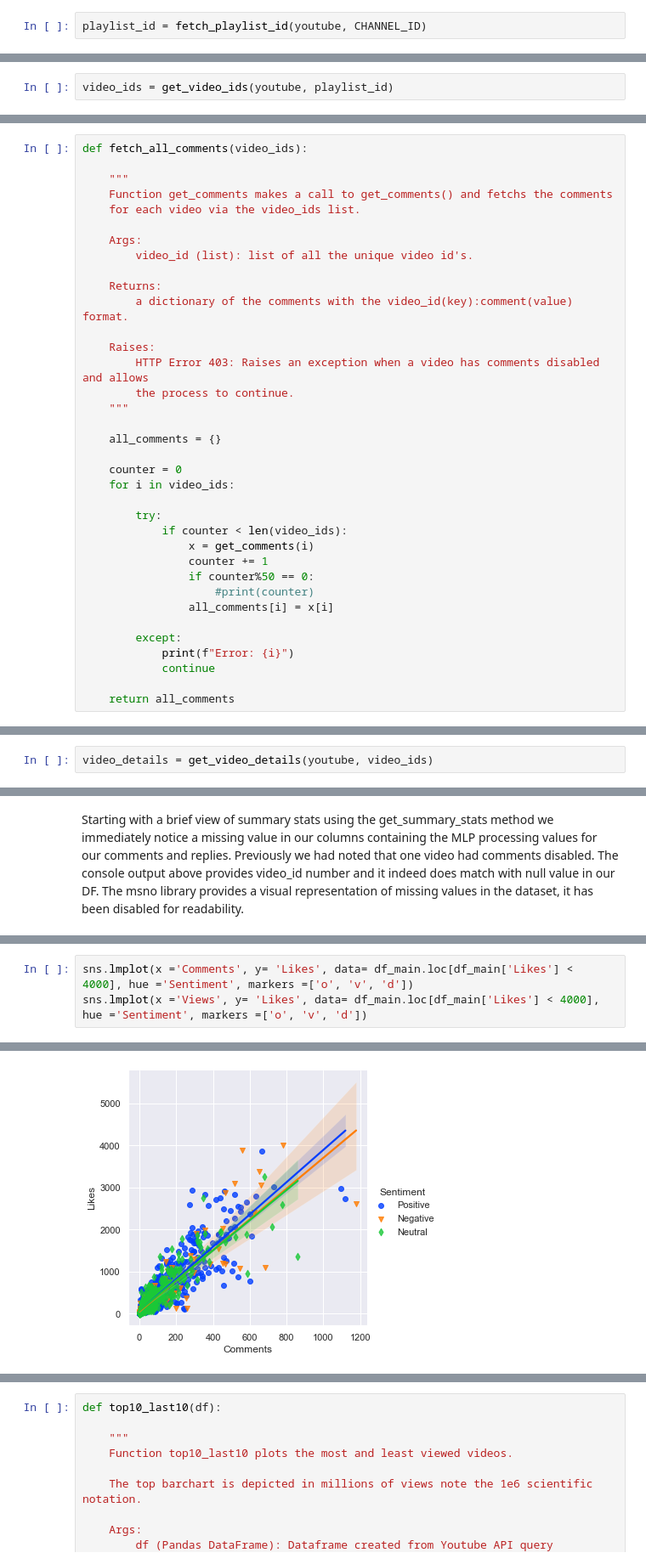
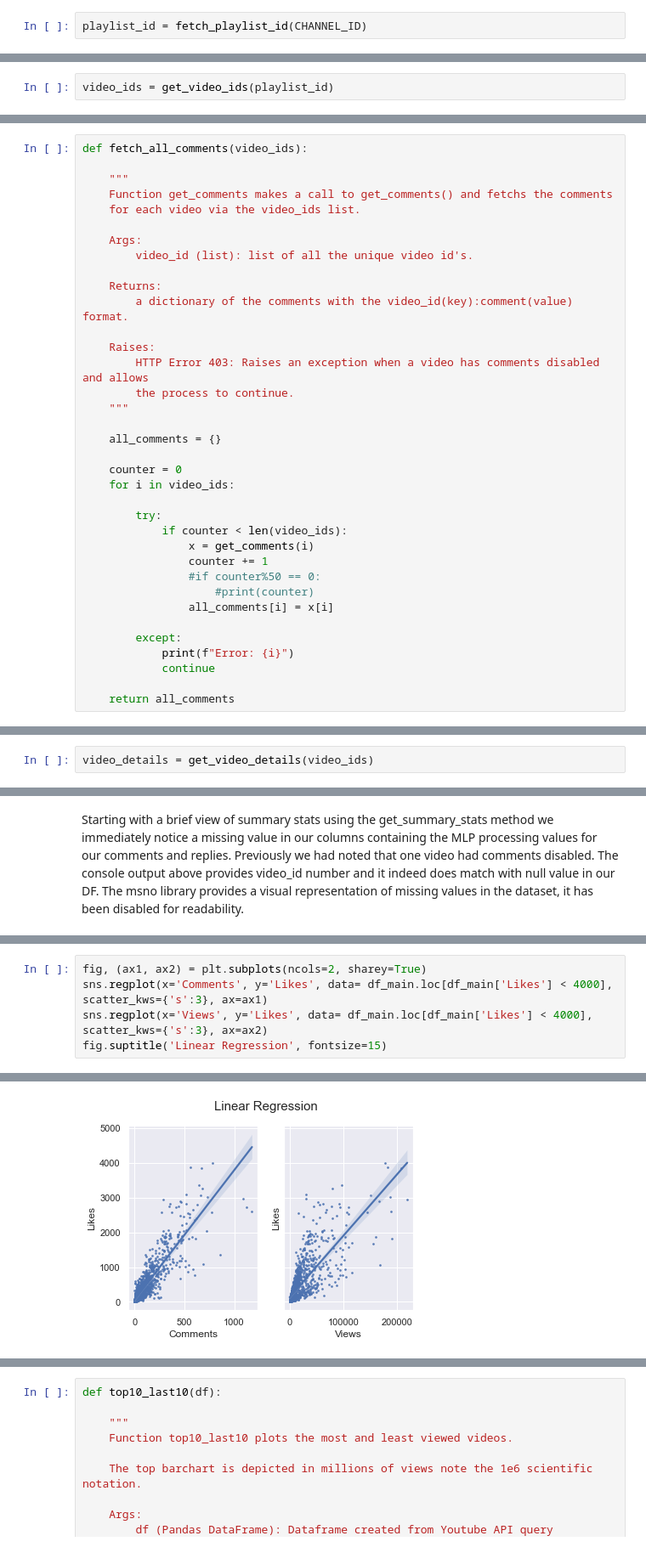
Before and after one commit to jab9k2/Youtube-API, a Jupyter notebook: main.ipynb, the cells around one changed output, grey strips where cells are left out. Shown: that part at 85% size. Saved outputs shown, nothing was run; the diff lists cells and outputs as text.

```diff
--- a/main.ipynb
+++ b/main.ipynb
@@ -74,4 +93,4 @@ def fetch_playlist_id(CHANNEL_ID):
 
     return data['playlist_id']
 # %%
-playlist_id = fetch_playlist_id(youtube, CHANNEL_ID)
+playlist_id = fetch_playlist_id(CHANNEL_ID)
@@ -138,5 +151,5 @@ def get_video_ids(playlist_id):
 
     return video_ids
 # %%
-video_ids = get_video_ids(youtube, playlist_id)
+video_ids = get_video_ids(playlist_id)
 # %% [markdown]
@@ -223,7 +236,7 @@ def fetch_all_comments(video_ids):
             if counter < len(video_ids):
                 x = get_comments(i)
                 counter += 1
-                if counter%50 == 0:
+                #if counter%50 == 0:
                     #print(counter)
                 all_comments[i] = x[i]
 
@@ -351,5 +348,5 @@ def get_video_details(video_ids):
 
     return all_video_stats
 # %%
-video_details = get_video_details(youtube, video_ids)
+video_details = get_video_details(video_ids)
 # %% [markdown]
@@ -449,4 +457,6 @@ Removing the videos with the top ten most likes cleaned up our graph quite a bit
 # %%
-sns.lmplot(x ='Comments', y= 'Likes', data= df_main.loc[df_main['Likes'] < 4000], hue ='Sentiment', markers =['o', 'v', 'd'])
-sns.lmplot(x ='Views', y= 'Likes', data= df_main.loc[df_main['Likes'] < 4000], hue ='Sentiment', markers =['o', 'v', 'd'])
+fig, (ax1, ax2) = plt.subplots(ncols=2, sharey=True)
+sns.regplot(x='Comments', y='Likes', data= df_main.loc[df_main['Likes'] < 4000], scatter_kws={'s':3}, ax=ax1)
+sns.regplot(x='Views', y='Likes', data= df_main.loc[df_main['Likes'] < 4000], scatter_kws={'s':3}, ax=ax2)
+fig.suptitle('Linear Regression', fontsize=15)
 # %% [output]
@@ -454 +464 @@ sns.lmplot(x ='Views', y= 'Likes', data= df_main.loc[df_main['Likes'] < 4000], h
-[figure, old version]
+[figure, new version]
```
Also changed, not shown: parts of 60 cells of this notebook, 1 other file.
